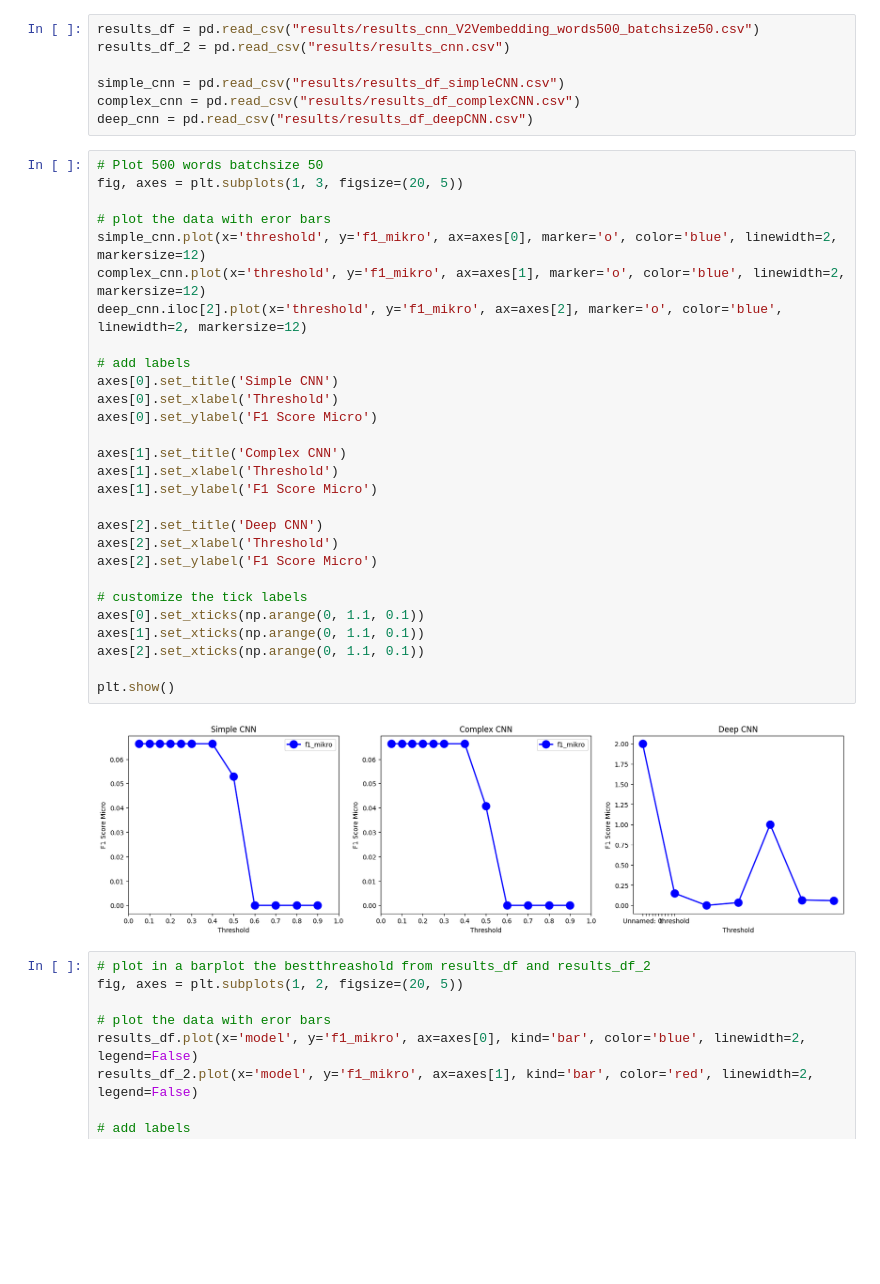
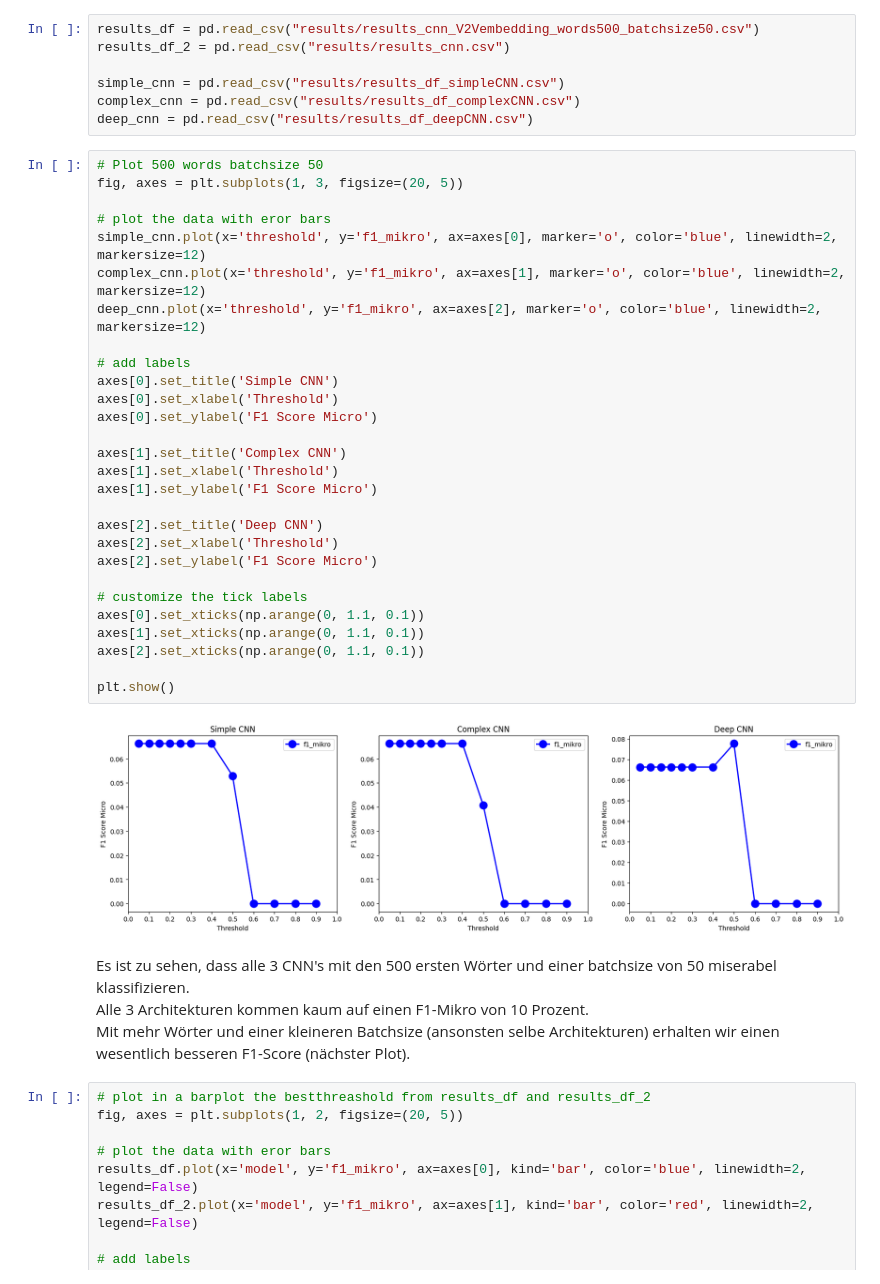
Before and after one commit to 7ben18/fhnw-npr-Natural-Language-Processing, a Jupyter notebook: mini-challenge1/npr-minichallenge1-yannic-ben.ipynb, the cells around one changed output. Cells and saved outputs as stored; diff of their text form; blank space fills up the shorter version.

```diff
--- a/mini-challenge1/npr-minichallenge1-yannic-ben.ipynb
+++ b/mini-challenge1/npr-minichallenge1-yannic-ben.ipynb
@@ -1488,33 +1489,37 @@ deep_cnn = pd.read_csv("results/results_df_deepCNN.csv")
 # %%
 # Plot 500 words batchsize 50
 fig, axes = plt.subplots(1, 3, figsize=(20, 5))
 
 # plot the data with eror bars
 simple_cnn.plot(x='threshold', y='f1_mikro', ax=axes[0], marker='o', color='blue', linewidth=2, markersize=12)
 complex_cnn.plot(x='threshold', y='f1_mikro', ax=axes[1], marker='o', color='blue', linewidth=2, markersize=12)
-deep_cnn.iloc[2].plot(x='threshold', y='f1_mikro', ax=axes[2], marker='o', color='blue', linewidth=2, markersize=12)
+deep_cnn.plot(x='threshold', y='f1_mikro', ax=axes[2], marker='o', color='blue', linewidth=2, markersize=12)
 
 # add labels
 axes[0].set_title('Simple CNN')
 axes[0].set_xlabel('Threshold')
 axes[0].set_ylabel('F1 Score Micro')
 
 axes[1].set_title('Complex CNN')
 axes[1].set_xlabel('Threshold')
 axes[1].set_ylabel('F1 Score Micro')
 
 axes[2].set_title('Deep CNN')
 axes[2].set_xlabel('Threshold')
 axes[2].set_ylabel('F1 Score Micro')
 
 # customize the tick labels
 axes[0].set_xticks(np.arange(0, 1.1, 0.1))
 axes[1].set_xticks(np.arange(0, 1.1, 0.1))
 axes[2].set_xticks(np.arange(0, 1.1, 0.1))
 
 plt.show()
 # %% [output]
-[figure, old version]
+[figure, new version]
+# %% [markdown]
+Es ist zu sehen, dass alle 3 CNN's mit den 500 ersten Wörter und einer batchsize von 50 miserabel klassifizieren. <br>
+Alle 3 Architekturen kommen kaum auf einen F1-Mikro von 10 Prozent. <br>
+Mit mehr Wörter und einer kleineren Batchsize (ansonsten selbe Architekturen) erhalten wir einen wesentlich besseren F1-Score (nächster Plot).
 # %%
 # plot in a barplot the bestthreashold from results_df and results_df_2
 fig, axes = plt.subplots(1, 2, figsize=(20, 5))
```
Also changed, not shown: parts of 6 cells of this notebook.
